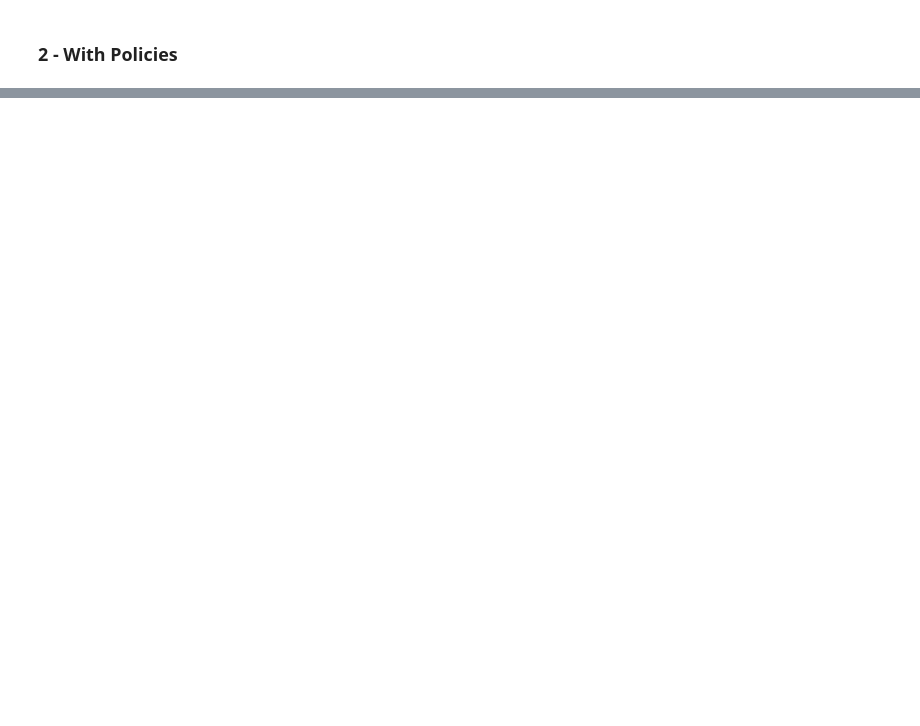
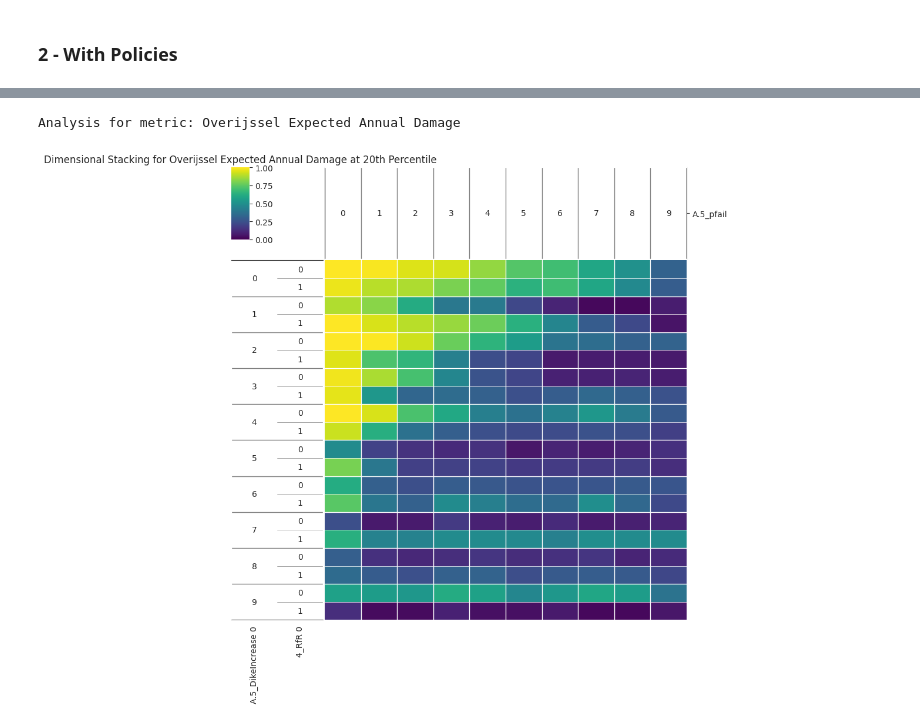
Before and after one commit to juliarozenberg/MBDM, a Jupyter notebook: final assignment/Dimensional_Stacking.ipynb, the cells around one changed output, grey strips where cells are left out. Saved outputs shown, nothing was run; the diff lists cells and outputs as text; code cells hidden in the pictures; blank space fills up the shorter version.

```diff
--- a/final assignment/Dimensional_Stacking.ipynb
+++ b/final assignment/Dimensional_Stacking.ipynb
@@ -145,0 +96,7 @@ Analysis for metric: Expected Evacuation Costs
+# %%
+variables = ['A.5_pfail', '4_RfR 0', 'A.5_DikeIncrease 0']
+
+plot_dimensional_stacking(df_experiments_policy, df_outcomes_policy, variables, 'Overijssel Expected Annual Damage', nbins=10, nr_levels=2, percentile=20)
+# %% [output]
+Analysis for metric: Overijssel Expected Annual Damage
+[figure, added]
```
Also changed, not shown: parts of 28 cells of this notebook, 3 other files.
